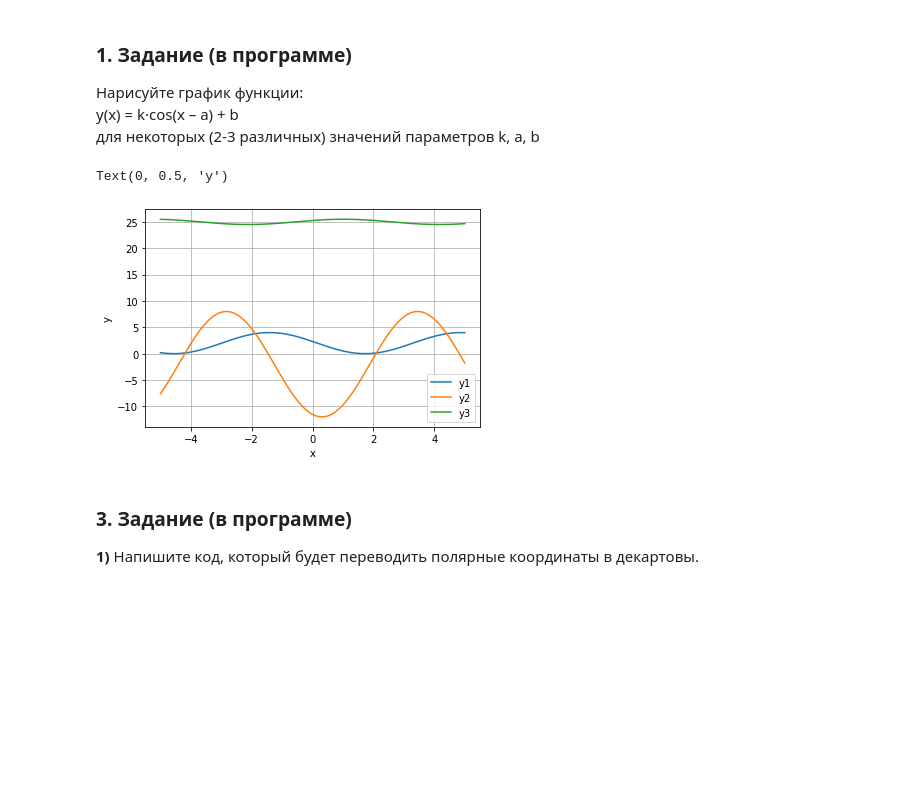
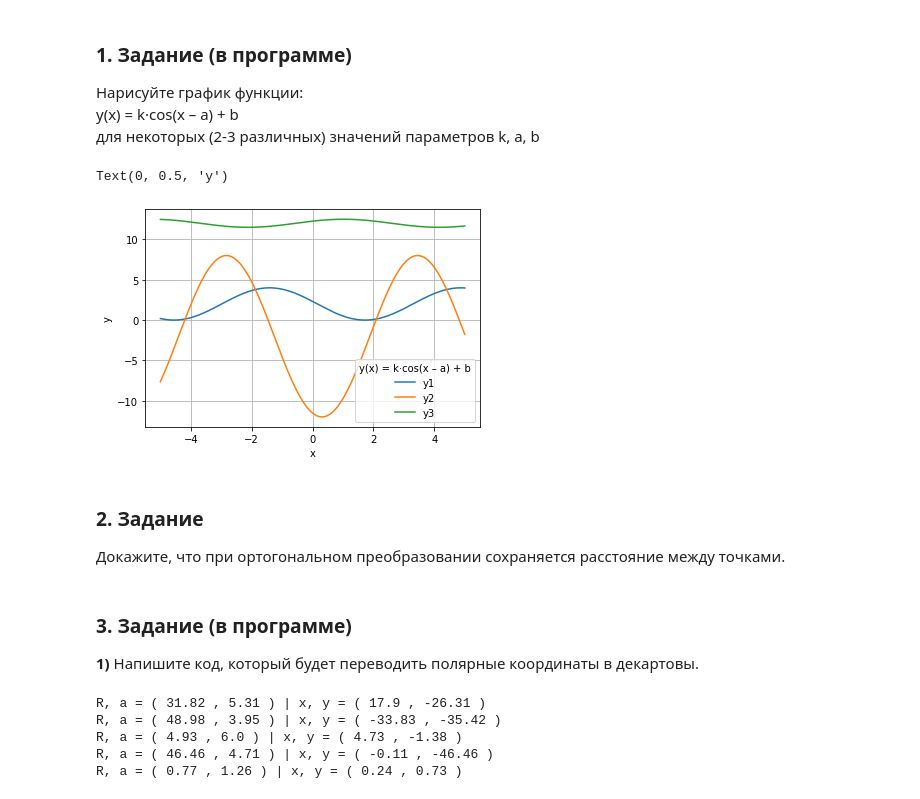
Before and after one commit to nikola4725/Geekbrains_Introduction_to_Higher_Mathematics, a Jupyter notebook: lesson_03/lesson_03.ipynb, the cells around one changed output. Saved outputs shown, nothing was run; the diff lists cells and outputs as text; code cells hidden in the pictures; blank space fills up the shorter version.

```diff
--- a/lesson_03/lesson_03.ipynb
+++ b/lesson_03/lesson_03.ipynb
@@ -186,18 +186,21 @@ y(x) = k·cos(x – a) + b
 # %%
 x = np.linspace(-5, 5, 1000)
 y1 = 2 * cos(x - 30) + 2
 y2 = 10 * cos(x - 60) - 2
-y3 = 1/2 * cos(x - 45) + 25
+y3 = 1/2 * cos(x - 45) + 12
 plt.plot(x, y1)
 plt.plot(x, y2)
 plt.plot(x, y3)
 plt.grid(True)
-plt.legend(labels=['y1', 'y2', 'y3'])
+plt.legend(labels=['y1', 'y2', 'y3'],  title='y(x) = k·cos(x – a) + b')
 plt.xlabel('x')
 plt.ylabel('y')
 # %% [output]
 Text(0, 0.5, 'y')
-[figure, old version]
+[figure, new version]
+# %% [markdown]
+### 2. Задание
+Докажите, что при ортогональном преобразовании сохраняется расстояние между точками.
 # %% [markdown]
 ### 3. Задание (в программе)
 **1)** Напишите код, который будет переводить полярные координаты в декартовы.
@@ -203,0 +212,12 @@ Text(0, 0.5, 'y')
+# %%
+for i in range(5):
+    R = round(rnd.uniform(0, 100), 2)
+    a = round(rnd.uniform(0, 360 * np.pi / 180), 2)
+    print('R, a = (', R, ',', a, ') | x, y = (', round(polar_to_decart(R, a)[0], 2), ',',\
+          round(polar_to_decart(R, a)[1], 2), ')')
+# %% [output]
+R, a = ( 31.82 , 5.31 ) | x, y = ( 17.9 , -26.31 )
+R, a = ( 48.98 , 3.95 ) | x, y = ( -33.83 , -35.42 )
+R, a = ( 4.93 , 6.0 ) | x, y = ( 4.73 , -1.38 )
+R, a = ( 46.46 , 4.71 ) | x, y = ( -0.11 , -46.46 )
+R, a = ( 0.77 , 1.26 ) | x, y = ( 0.24 , 0.73 )
```
Also changed, not shown: parts of 18 cells of this notebook.
